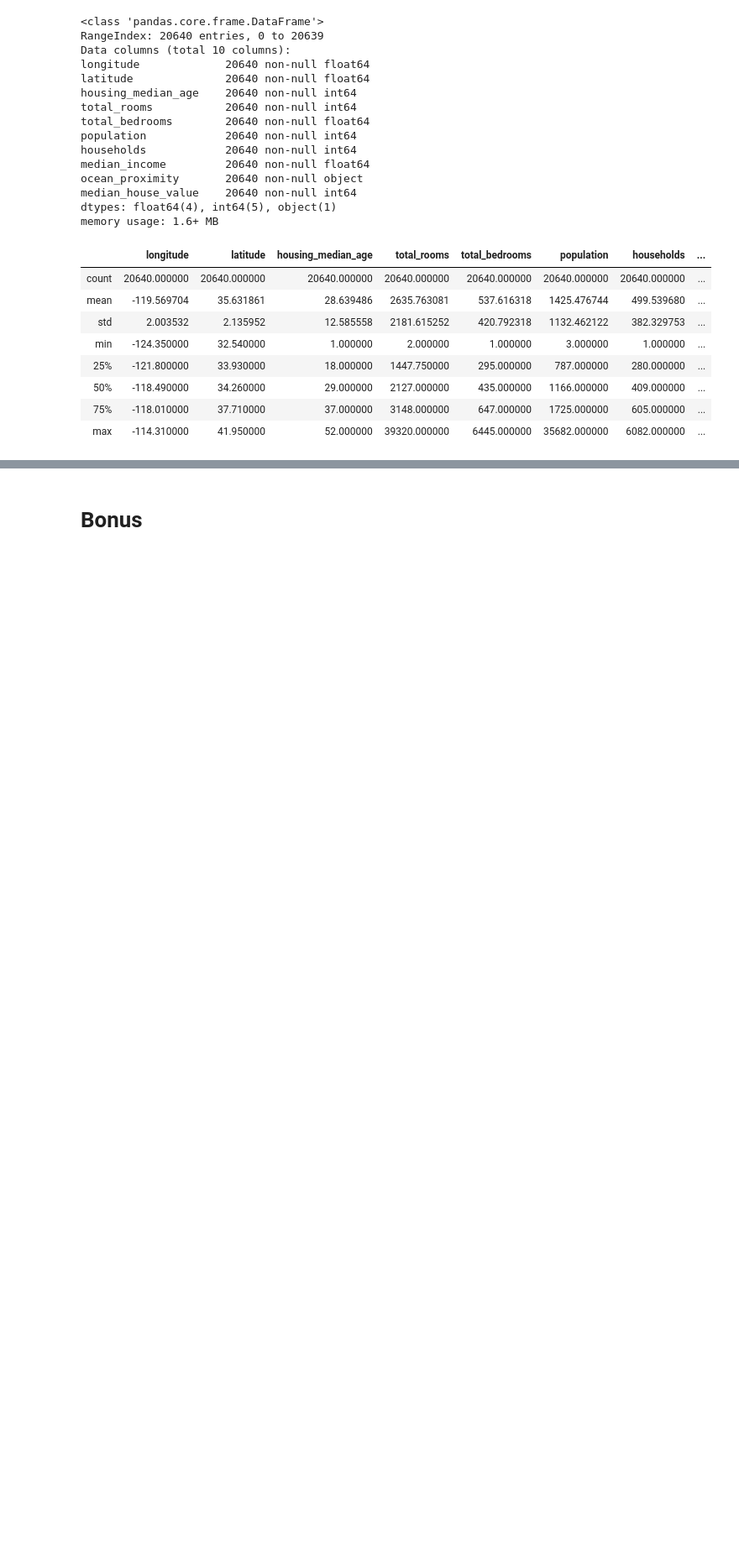
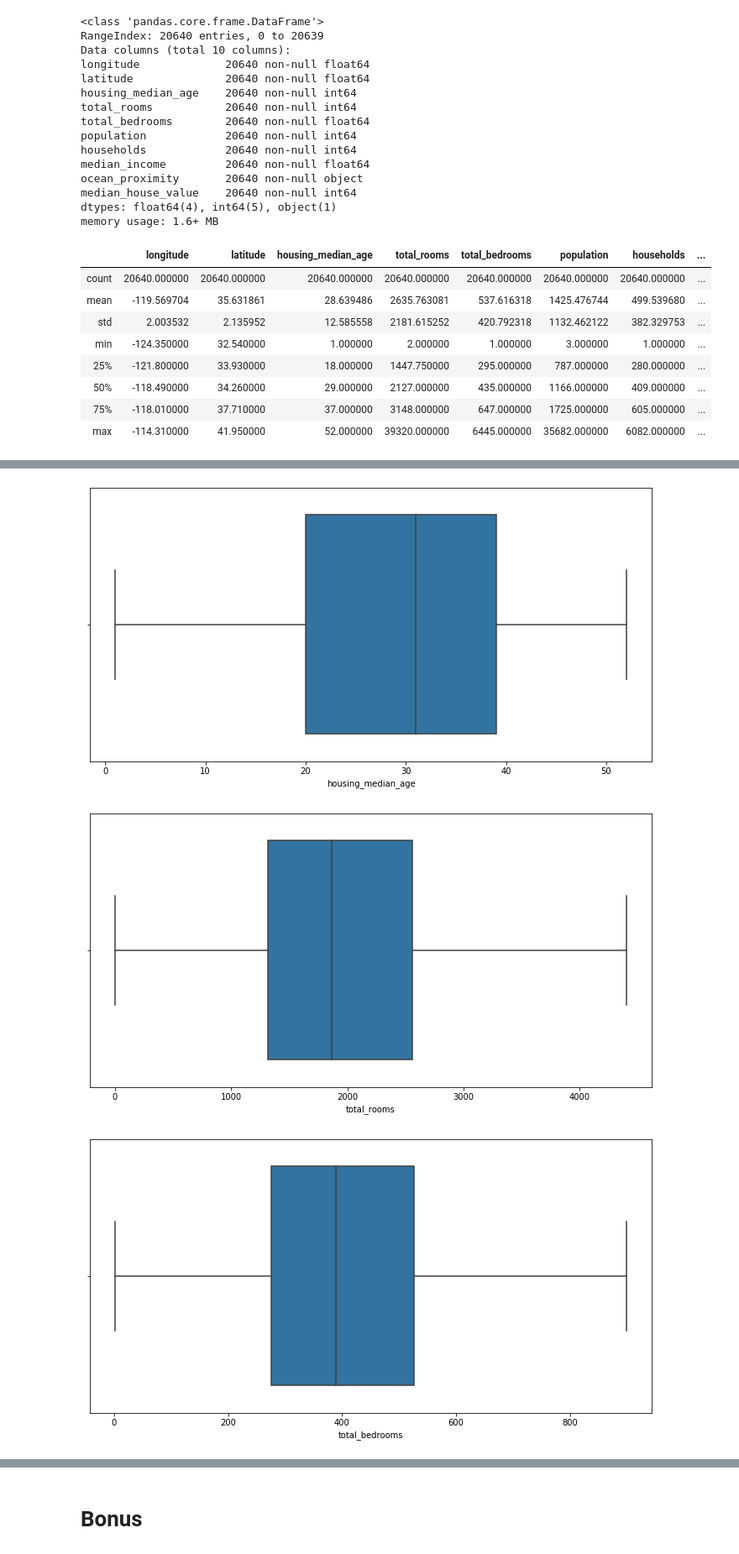
Before and after one commit to Saaimurugan/PGP-AI---Python-for-Data-Science, a Jupyter notebook: California Housing Price Prediction.ipynb, the cells around one changed output, grey strips where cells are left out. Shown at 84% size. Drawn from its saved outputs; the diff is of its cells as text; code cells hidden in the pictures; blank space fills up the shorter version.

```diff
--- a/California Housing Price Prediction.ipynb
+++ b/California Housing Price Prediction.ipynb
@@ -247,0 +279,8 @@ y = ca.median_house_value
+# %%
+num_features=['housing_median_age', 'total_rooms',
+       'total_bedrooms', 'population', 'households', 'median_income']
+for i in num_features:
+    fig, ax = plt.subplots()
+    fig.set_size_inches(12,6)
+    #plt.xlim(-10,10)
+    sns.boxplot(x=i,data=ca,ax=ax)
@@ -247,0 +308,12 @@ y = ca.median_house_value
+# %%
+num_features=['housing_median_age', 'total_rooms',
+       'total_bedrooms', 'population', 'households', 'median_income']
+for i in num_features:
+    fig, ax = plt.subplots()
+    fig.set_size_inches(12,6)
+    #plt.xlim(-10,10)
+    sns.boxplot(x=i,data=ca1,ax=ax)
+# %% [output]
+[figure, added]
+[figure, added]
+[figure, added]
```
Also changed, not shown: parts of 54 cells of this notebook.
